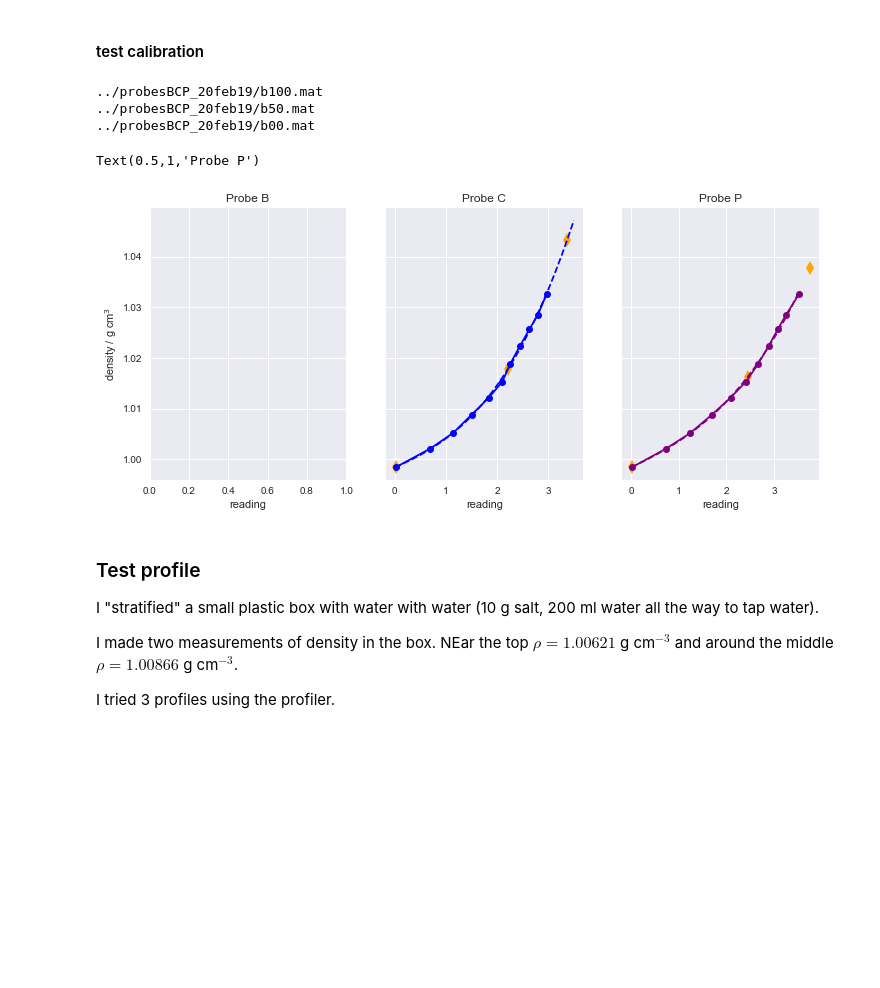
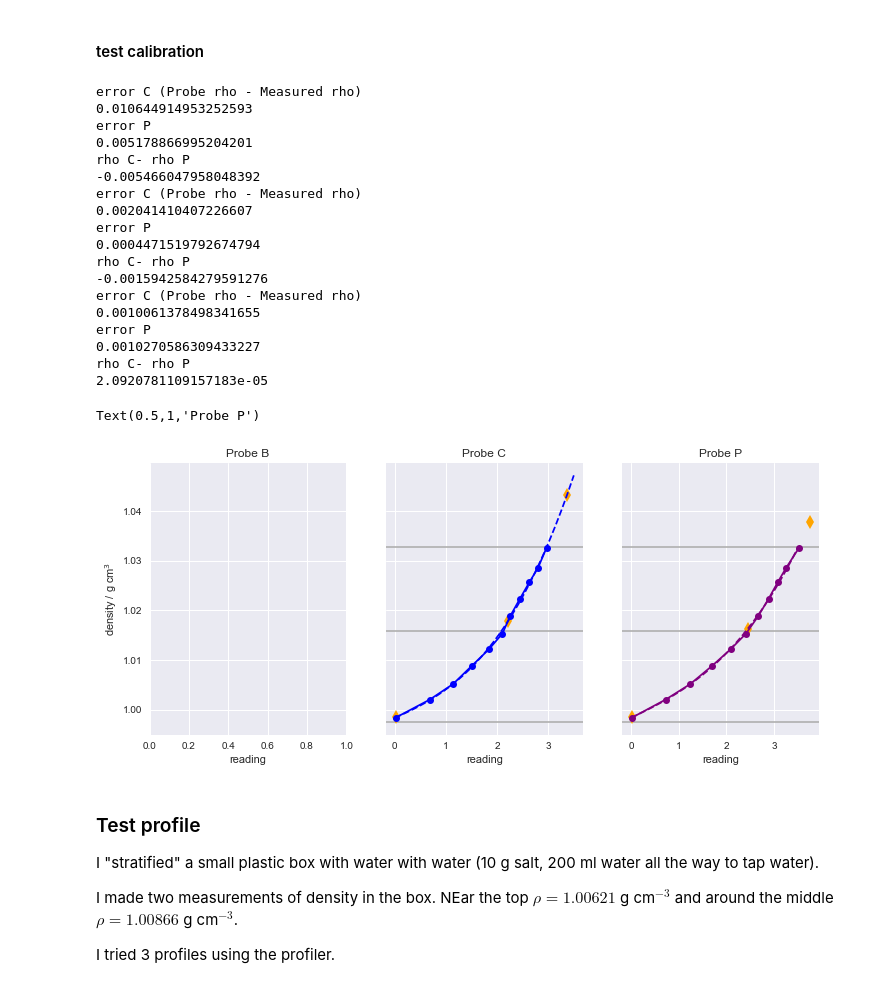
Before and after one commit to UBC-MOAD/MultipleCanyons, a Jupyter notebook: lab/Conduino/Calibration/notebooks/probesBCP_20feb19.ipynb, the cells around one changed output. Drawn from its saved outputs; the diff is of its cells as text; code cells hidden in the pictures; blank space fills up the shorter version.

Commit message:
Added summary of probe errors and uncertainties

```diff
--- a/lab/Conduino/Calibration/notebooks/probesBCP_20feb19.ipynb
+++ b/lab/Conduino/Calibration/notebooks/probesBCP_20feb19.ipynb
@@ -316,39 +304,62 @@ def densP(read_dummy):
 # %%
 fig, (ax0, ax1, ax2) = plt.subplots(1,3, figsize=(12,5), sharey=True)
 nums = ['b100', 'b50', 'b00']
-rhos = ['1.03265','1.01586','0.99745']
+rhos = [1.03265,1.01586,0.99745]
 
 for num, rho in zip(nums, rhos):
     filepath = '../probesBCP_20feb19/%s.mat' %num
-    print(filepath)
     mat = sio.loadmat(filepath, squeeze_me=True)
     rC = mat['ch1']
     rP = mat['ch3']
     time = mat['time']
     nsamples = mat['nSamples']
 
+    ax1.axhline(rho, color='0.7')
+    ax2.axhline(rho, color='0.7')
     ax1.plot(np.mean(rC), densC(np.mean(rC)), '-d',markersize=10,color='orange')
     ax2.plot(np.mean(rP), densP(np.mean(rP)), '-d',markersize=10,color='orange')
+
+    print('error C (Probe rho - Measured rho)')
+    print(densC(np.mean(rC))-rho)
+    print('error P')
+    print(densP(np.mean(rP))-rho)
+    print('rho C- rho P')
+    print(densP(np.mean(rP))-densC(np.mean(rC)))
 
 ax1.errorbar(mean_read_ch2,np.array(df.density)[:], xerr=std_read_ch2, marker='o', color='blue')
 ax1.plot(read_dummy, fitC, '--',color='blue')
 
 ax2.errorbar(mean_read_ch3,np.array(df.density)[:], xerr=std_read_ch3, marker='o', color='purple')
 ax2.plot(read_dummy, fitP,'--', color='purple')
 
 ax0.set_xlabel('reading')
 ax0.set_ylabel('density / g cm$^3$')
 ax1.set_xlabel('reading')
 ax2.set_xlabel('reading')
 ax0.set_title('Probe B')
 ax1.set_title('Probe C')
 ax2.set_title('Probe P')
 # %% [output]
-../probesBCP_20feb19/b100.mat
-../probesBCP_20feb19/b50.mat
-../probesBCP_20feb19/b00.mat
+error C (Probe rho - Measured rho)
+0.010644914953252593
+error P
+0.005178866995204201
+rho C- rho P
+-0.005466047958048392
+error C (Probe rho - Measured rho)
+0.002041410407226607
+error P
+0.0004471519792674794
+rho C- rho P
+-0.0015942584279591276
+error C (Probe rho - Measured rho)
+0.0010061378498341655
+error P
+0.0010270586309433227
+rho C- rho P
+2.0920781109157183e-05
 Text(0.5,1,'Probe P')
-[figure, old version]
+[figure, new version]
 # %% [markdown]
 ### Test profile
 
```
Also changed, not shown: parts of 3 cells of this notebook.
